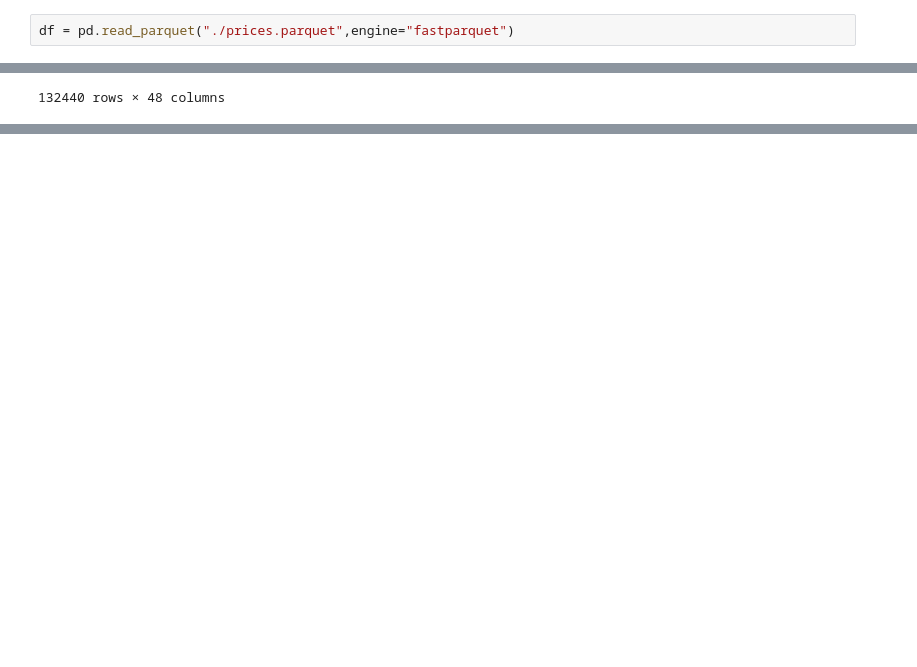
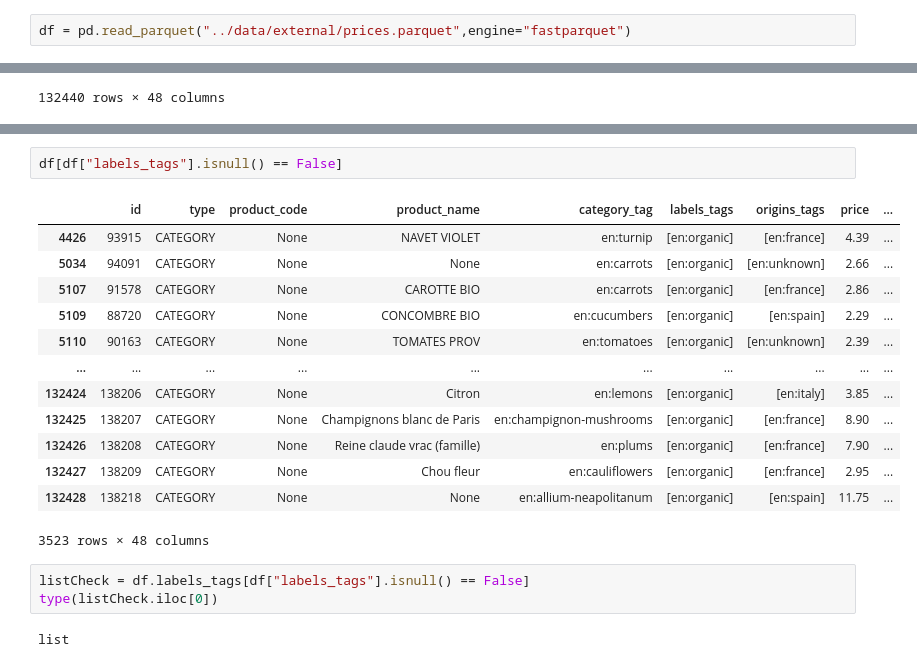
Before and after one commit to Ornellah/open_prices, a Jupyter notebook: notebooks/01_data_understanding.ipynb, the cells around one changed output, grey strips where cells are left out. Drawn from its saved outputs; the diff is of its cells as text; blank space fills up the shorter version.

Commit message:
update data understanding notebook

```diff
--- a/notebooks/01_data_understanding.ipynb
+++ b/notebooks/01_data_understanding.ipynb
@@ -1,7 +1,7 @@
 # %%
 import pandas as pd
 # %%
-df = pd.read_parquet("./prices.parquet",engine="fastparquet")
+df = pd.read_parquet("../data/external/prices.parquet",engine="fastparquet")
 # %%
 df
 # %% [output]
@@ -20,0 +65,21 @@ df
+# %%
+df[df["labels_tags"].isnull() == False]
+# %% [output]
+|  | id | type | product_code | product_name | category_tag | labels_tags | origins_tags | price | ... |
+| 4426 | 93915 | CATEGORY | None | NAVET VIOLET | en:turnip | [en:organic] | [en:france] | 4.39 | ... |
+| 5034 | 94091 | CATEGORY | None | None | en:carrots | [en:organic] | [en:unknown] | 2.66 | ... |
+| 5107 | 91578 | CATEGORY | None | CAROTTE BIO | en:carrots | [en:organic] | [en:france] | 2.86 | ... |
+| 5109 | 88720 | CATEGORY | None | CONCOMBRE BIO | en:cucumbers | [en:organic] | [en:spain] | 2.29 | ... |
+| 5110 | 90163 | CATEGORY | None | TOMATES PROV | en:tomatoes | [en:organic] | [en:unknown] | 2.39 | ... |
+| ... | ... | ... | ... | ... | ... | ... | ... | ... | ... |
+| 132424 | 138206 | CATEGORY | None | Citron | en:lemons | [en:organic] | [en:italy] | 3.85 | ... |
+| 132425 | 138207 | CATEGORY | None | Champignons blanc de Paris | en:champignon-mushrooms | [en:organic] | [en:france] | 8.90 | ... |
+| 132426 | 138208 | CATEGORY | None | Reine claude vrac (famille) | en:plums | [en:organic] | [en:france] | 7.90 | ... |
+| 132427 | 138209 | CATEGORY | None | Chou fleur | en:cauliflowers | [en:organic] | [en:france] | 2.95 | ... |
+| 132428 | 138218 | CATEGORY | None | None | en:allium-neapolitanum | [en:organic] | [en:spain] | 11.75 | ... |
+3523 rows × 48 columns
+# %%
+listCheck = df.labels_tags[df["labels_tags"].isnull() == False]
+type(listCheck.iloc[0])
+# %% [output]
+list
```
Also changed, not shown: parts of 11 cells of this notebook.
